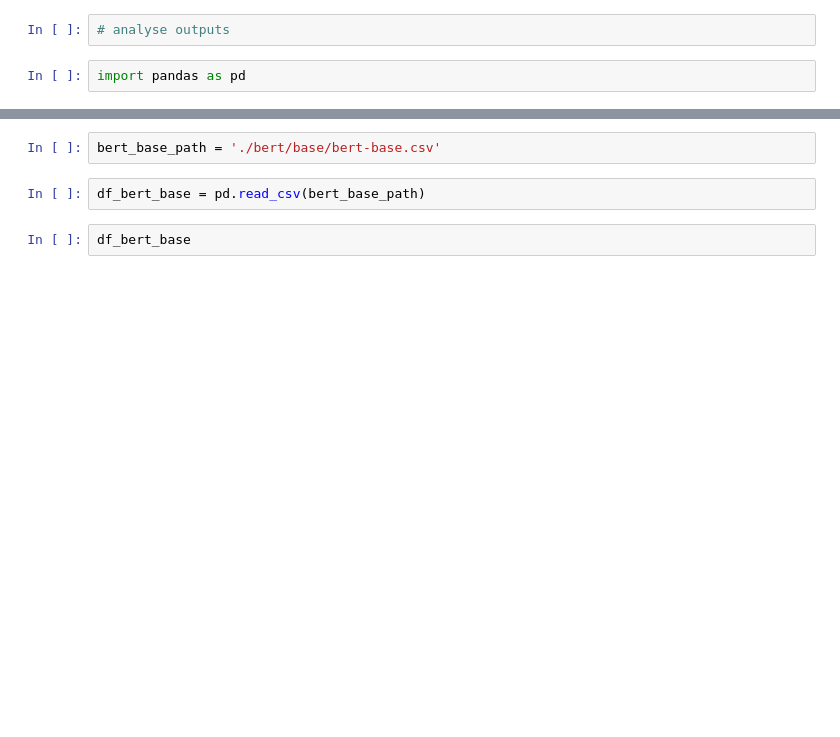
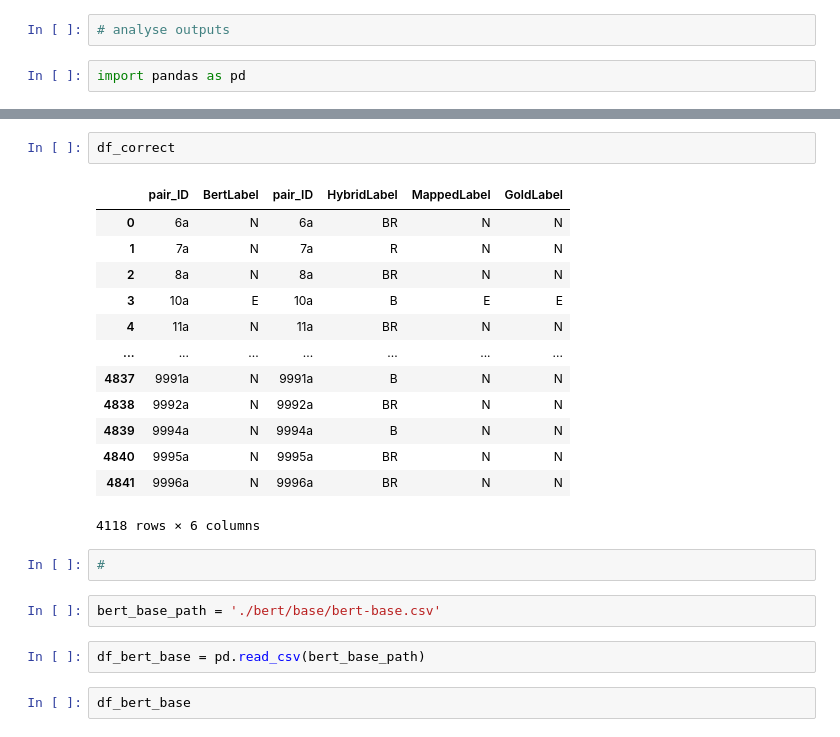
Before and after one commit to Zvonimir99/Hy-NLI, a Jupyter notebook: output/analyse-outputs.ipynb, the cells around one changed output, grey strips where cells are left out. Drawn from its saved outputs; the diff is of its cells as text; blank space fills up the shorter version.

```diff
--- a/output/analyse-outputs.ipynb
+++ b/output/analyse-outputs.ipynb
@@ -5,3 +87,21 @@ import pandas as pd
+# %%
+df_correct
+# %% [output]
+|  | pair_ID | BertLabel | pair_ID | HybridLabel | MappedLabel | GoldLabel |
+| 0 | 6a | N | 6a | BR | N | N |
+| 1 | 7a | N | 7a | R | N | N |
+| 2 | 8a | N | 8a | BR | N | N |
+| 3 | 10a | E | 10a | B | E | E |
+| 4 | 11a | N | 11a | BR | N | N |
+| ... | ... | ... | ... | ... | ... | ... |
+| 4837 | 9991a | N | 9991a | B | N | N |
+| 4838 | 9992a | N | 9992a | BR | N | N |
+| 4839 | 9994a | N | 9994a | B | N | N |
+| 4840 | 9995a | N | 9995a | BR | N | N |
+| 4841 | 9996a | N | 9996a | BR | N | N |
+4118 rows × 6 columns
+# %%
+#
 # %%
 bert_base_path = './bert/base/bert-base.csv'
 # %%
```
Also changed, not shown: parts of 6 cells of this notebook, 1 other file.
